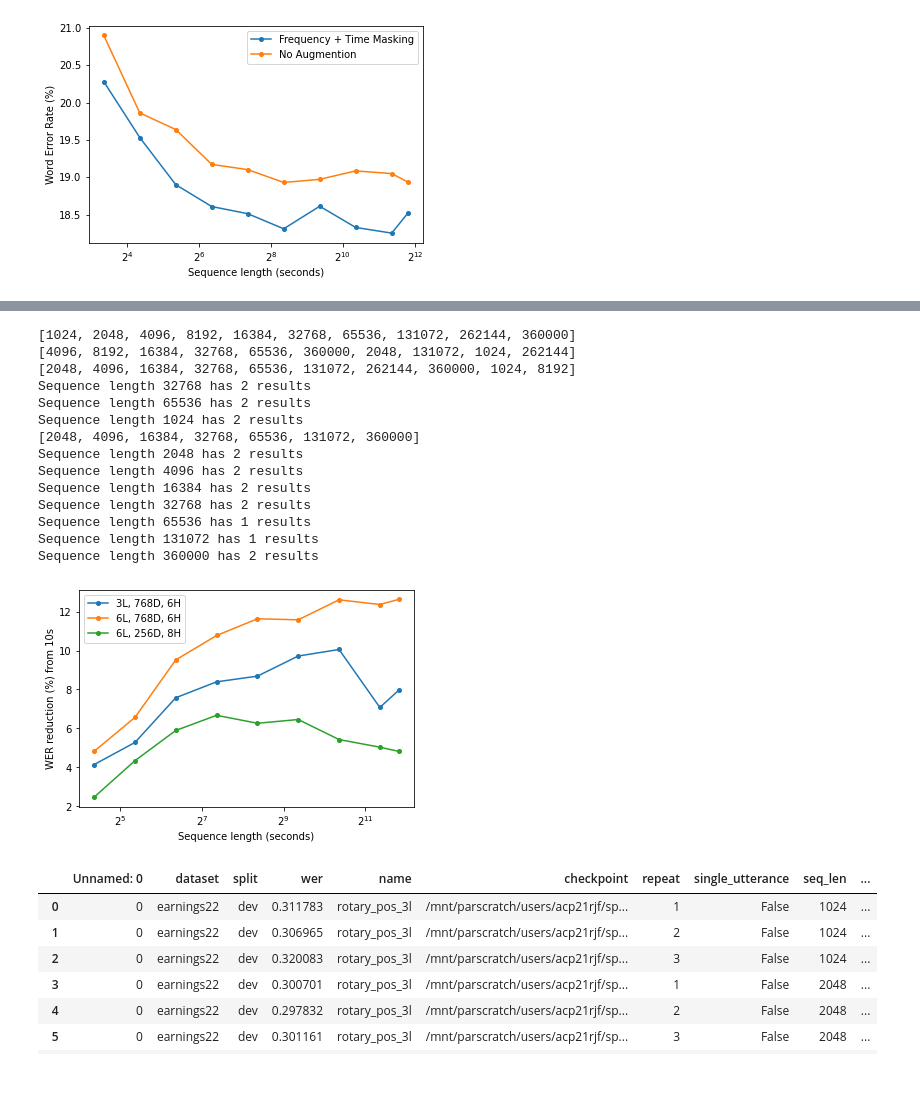
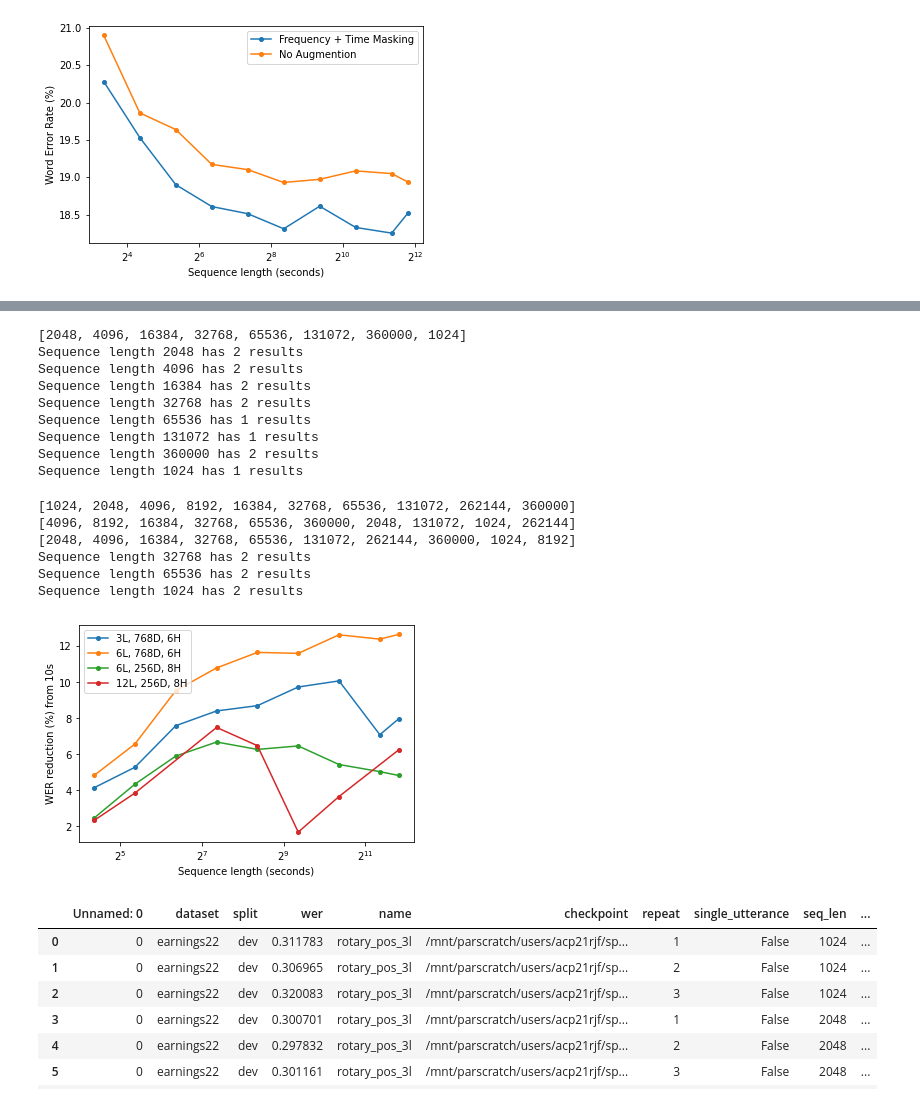
Before and after one commit to robflynnyh/long-context-asr, a Jupyter notebook: eval/results/eval.ipynb, the cells around one changed output, grey strips where cells are left out. Cells and saved outputs as stored; diff of their text form; code cells hidden in the pictures.

```diff
--- a/eval/results/eval.ipynb
+++ b/eval/results/eval.ipynb
@@ -121,44 +164,50 @@ Sequence length 360000 has 2 results
+# %%
+csv4_data_dict = get_data(df=csv4, dataset=dataset, split=split)
+# %% [output]
+[2048, 4096, 16384, 32768, 65536, 131072, 360000, 1024]
+Sequence length 2048 has 2 results
+Sequence length 4096 has 2 results
+Sequence length 16384 has 2 results
+Sequence length 32768 has 2 results
+Sequence length 65536 has 1 results
+Sequence length 131072 has 1 results
+Sequence length 360000 has 2 results
+Sequence length 1024 has 1 results
 # %%
 csv1 = pd.read_csv('evals_rotary_pos_3l.csv', sep=',')
 csv2 = pd.read_csv('evals_rb.csv', sep=',')
 csv3 = pd.read_csv('evals_rotary_pos_6l_256d.csv', sep=',')
 csv4 = pd.read_csv('evals_rotary_pos_12l_256d.csv', sep=',')
 
 seq_lens = [512*2**(i+1) for i in range(9)] + [360000]
 
 split = 'test'
 dataset = 'earnings22'
 csv1_data_dict = get_data(df=csv1, dataset=dataset, split=split)
 csv2_data_dict = get_data(df=csv2, dataset=dataset, split=split)
 csv3_data_dict = get_data(df=csv3, dataset=dataset, split=split)
-csv4_data_dict = get_data(df=csv4, dataset=dataset, split=split, return_all=True)
+
+csv4_data = get_percentage_decrease_json(csv4_data_dict, min_key=1024)
 
 plt.xscale('log', basex=2)
 plt.plot([el/100 for el in seq_lens[1:]], [get_percentage_decrease_json(csv1_data_dict, min_key=1024)[seq_len] for seq_len in seq_lens[1:]], label='3L, 768D, 6H', marker='o', markersize=4)
 plt.plot([el/100 for el in seq_lens[1:]], [get_percentage_decrease_json(csv2_data_dict, min_key=1024)[seq_len] for seq_len in seq_lens[1:]], label='6L, 768D, 6H', marker='o', markersize=4)
 plt.plot([el/100 for el in seq_lens[1:]], [get_percentage_decrease_json(csv3_data_dict, min_key=1024)[seq_len] for seq_len in seq_lens[1:]], label='6L, 256D, 8H', marker='o', markersize=4)
+plt.plot([el/100 for el in seq_lens[1:] if el in csv4_data], [csv4_data[el] for el in seq_lens[1:] if el in csv4_data], label='12L, 256D, 8H', marker='o', markersize=4)
 
 plt.legend()
 plt.xlabel('Sequence length (seconds)')
 plt.ylabel('WER reduction (%) from 10s')
-plt.savefig('model_sizes_dev.pdf', bbox_inches='tight')
+plt.savefig('model_sizes.pdf', bbox_inches='tight')
 plt.show()
 # %% [output]
 [1024, 2048, 4096, 8192, 16384, 32768, 65536, 131072, 262144, 360000]
 [4096, 8192, 16384, 32768, 65536, 360000, 2048, 131072, 1024, 262144]
 [2048, 4096, 16384, 32768, 65536, 131072, 262144, 360000, 1024, 8192]
 Sequence length 32768 has 2 results
 Sequence length 65536 has 2 results
 Sequence length 1024 has 2 results
-[2048, 4096, 16384, 32768, 65536, 131072, 360000]
-Sequence length 2048 has 2 results
-Sequence length 4096 has 2 results
-Sequence length 16384 has 2 results
-Sequence length 32768 has 2 results
-Sequence length 65536 has 1 results
-Sequence length 131072 has 1 results
-Sequence length 360000 has 2 results
-[figure, old version]
+[figure, new version]
 # %%
 csv.loc[csv['dataset'] == 'earnings22'].loc[csv['split'] == 'dev']
 # %% [output]
```
Also changed, not shown: parts of 7 cells of this notebook, 12 other files.
